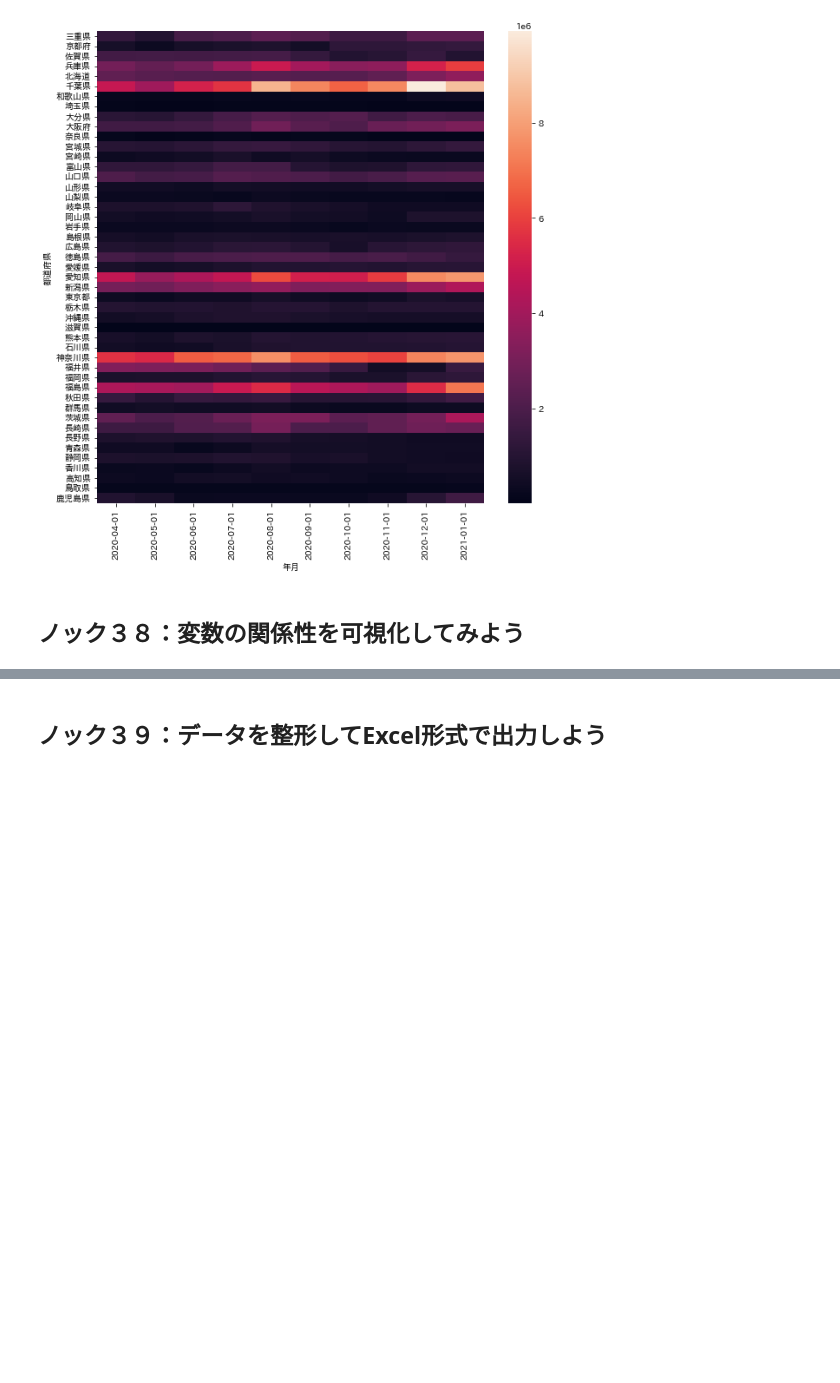
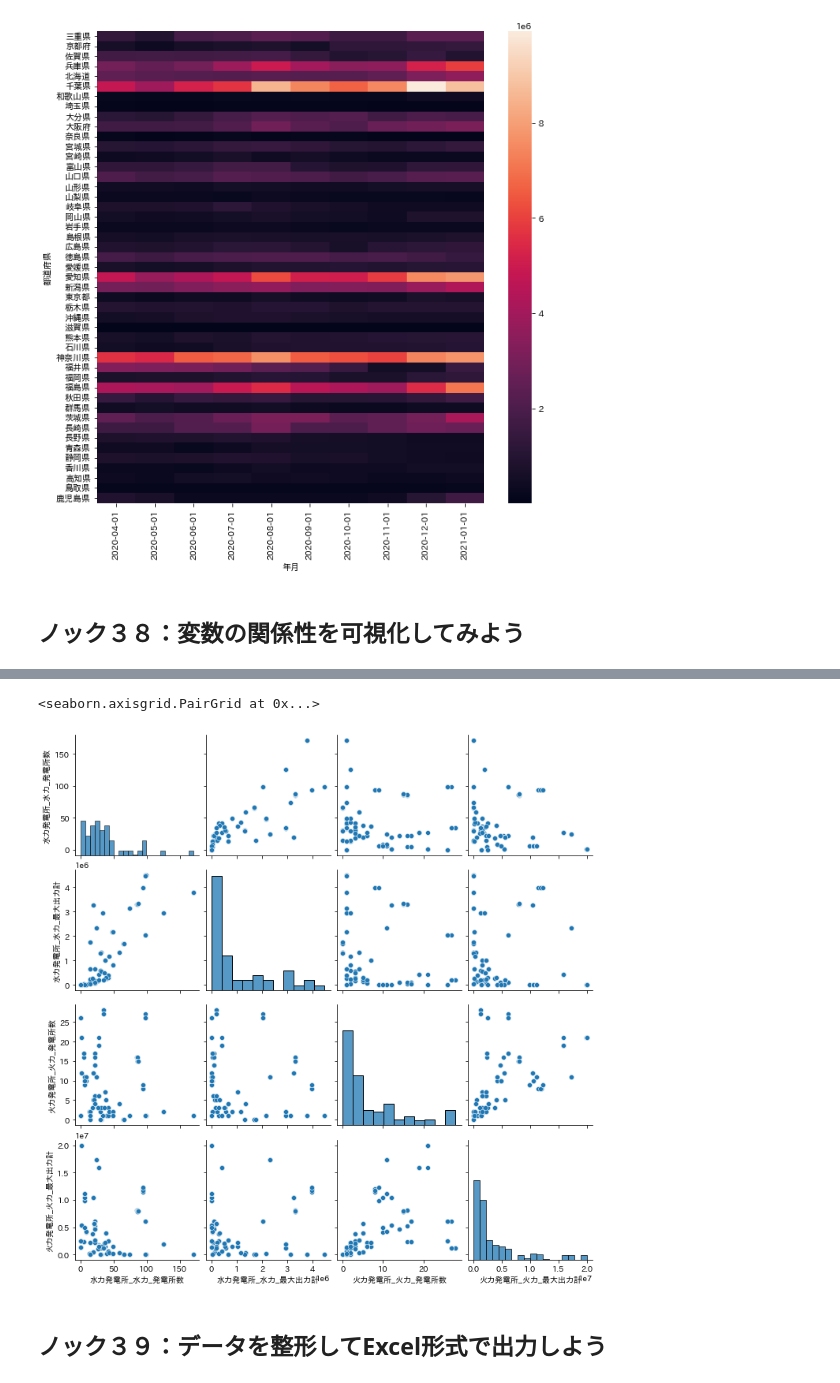
Before and after one commit to winuim/python-process-visualization-100, a Jupyter notebook: chapter-2/src/chapter-2.ipynb, the cells around one changed output, grey strips where cells are left out. Cells and saved outputs as stored; diff of their text form; code cells hidden in the pictures; blank space fills up the shorter version.

```diff
--- a/chapter-2/src/chapter-2.ipynb
+++ b/chapter-2/src/chapter-2.ipynb
@@ -581,3 +601,8 @@ sns.heatmap(viz_data)
+# %%
+sns.pairplot(viz_data.iloc[:,0:4])
+# %% [output]
+<seaborn.axisgrid.PairGrid at 0x...>
+[figure, added]
 # %% [markdown]
 ## ノック３９：データを整形してExcel形式で出力しよう
 # %% [markdown]
```
Also changed, not shown: parts of 3 cells of this notebook.
